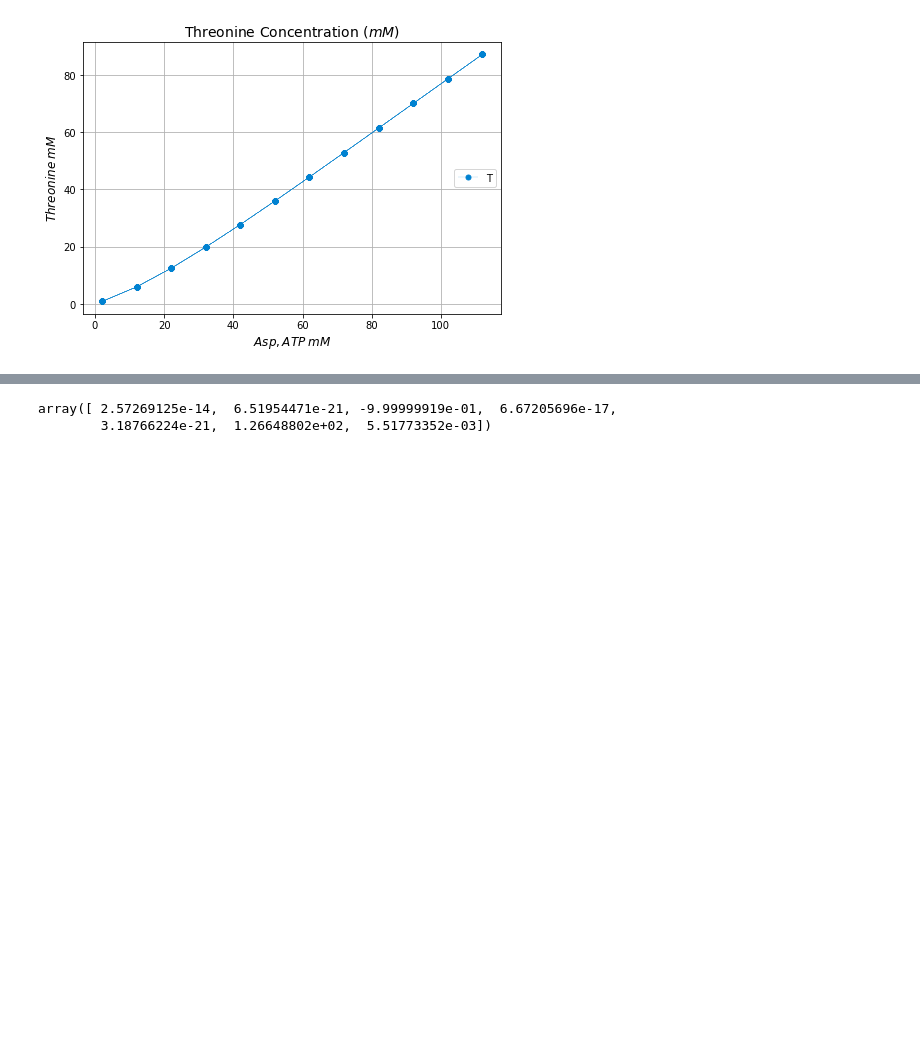
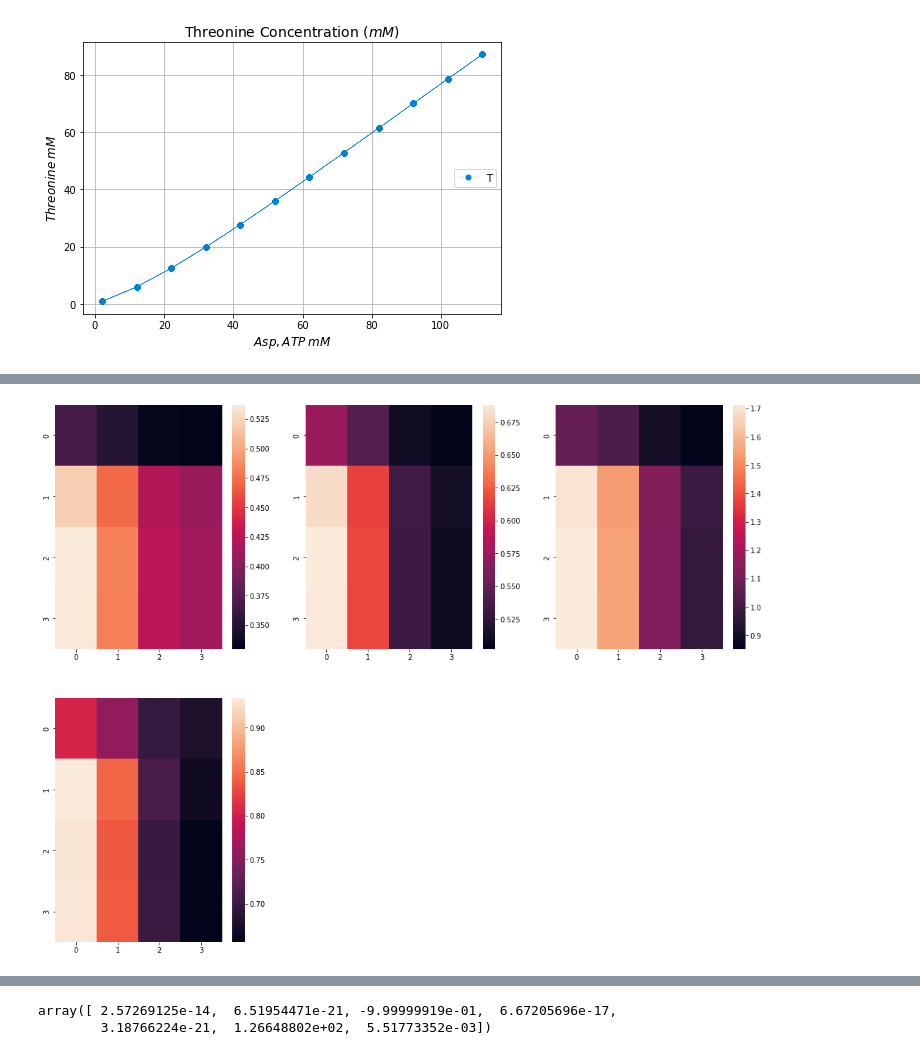
Before and after one commit to alejandrocs98/Proyectos-HCIM, a Jupyter notebook: Proyecto-01/proyecto_1.ipynb, the cells around one changed output, grey strips where cells are left out. Saved outputs shown, nothing was run; the diff lists cells and outputs as text; code cells hidden in the pictures; blank space fills up the shorter version.

```diff
--- a/Proyecto-01/proyecto_1.ipynb
+++ b/Proyecto-01/proyecto_1.ipynb
@@ -386,0 +495,3 @@ plt.grid(True)
+# %%
+d_cons_System = find_optimal_constant(constants=np.array([0.001, 0.01, 0.1, 1, 10, 100]), tmax=100)
+d_cons_System
@@ -386,0 +518,8 @@ plt.grid(True)
+# %%
+plt.figure(figsize=(18,14))
+for i in range(len(d_cons_System)):
+    plt.subplot(2,3,i+1)
+    sns.heatmap(d_cons_System[i])
+plt.show()
+# %% [output]
+[figure, added]
```
Also changed, not shown: parts of 9 cells of this notebook.
